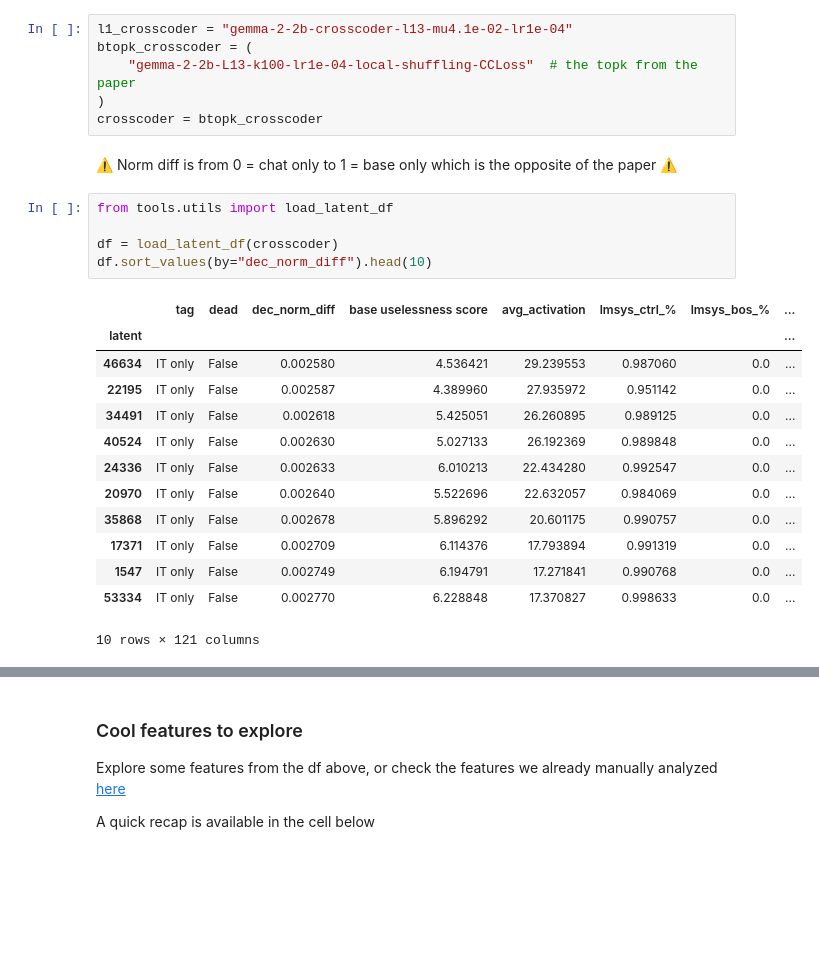
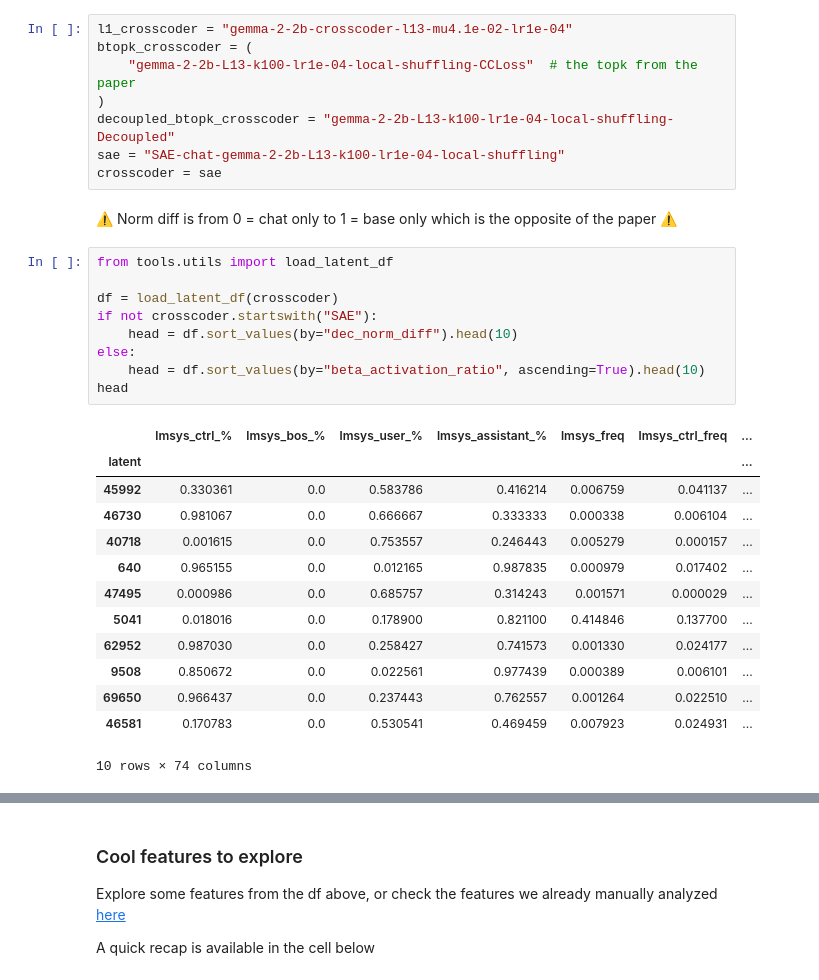
Before and after one commit to science-of-finetuning/sparsity-artifacts-crosscoders, a Jupyter notebook: notebooks/dashboard-and-demo.ipynb, the cells around one changed output, grey strips where cells are left out. Cells and saved outputs as stored; diff of their text form; blank space fills up the shorter version.

Commit message:
Enhance dashboard notebook: added new imports, updated model list, modified execution counts, and improved data visualization with additional plots and metrics for beta activation ratios.

```diff
--- a/notebooks/dashboard-and-demo.ipynb
+++ b/notebooks/dashboard-and-demo.ipynb
@@ -36,25 +43,31 @@ l1_crosscoder = "gemma-2-2b-crosscoder-l13-mu4.1e-02-lr1e-04"
 btopk_crosscoder = (
     "gemma-2-2b-L13-k100-lr1e-04-local-shuffling-CCLoss"  # the topk from the paper
 )
-crosscoder = btopk_crosscoder
+decoupled_btopk_crosscoder = "gemma-2-2b-L13-k100-lr1e-04-local-shuffling-Decoupled"
+sae = "SAE-chat-gemma-2-2b-L13-k100-lr1e-04-local-shuffling"
+crosscoder = sae
 # %% [markdown]
 ⚠️ Norm diff is from 0 = chat only to 1 = base only which is the opposite of the paper ⚠️
 # %%
 from tools.utils import load_latent_df
 
 df = load_latent_df(crosscoder)
-df.sort_values(by="dec_norm_diff").head(10)
+if not crosscoder.startswith("SAE"):
+    head = df.sort_values(by="dec_norm_diff").head(10)
+else:
+    head = df.sort_values(by="beta_activation_ratio", ascending=True).head(10)
+head
 # %% [output]
-|  | tag | dead | dec_norm_diff | base uselessness score | avg_activation | lmsys_ctrl_% | lmsys_bos_% | ... |
-| latent |  |  |  |  |  |  |  | ... |
-| 46634 | IT only | False | 0.002580 | 4.536421 | 29.239553 | 0.987060 | 0.0 | ... |
-| 22195 | IT only | False | 0.002587 | 4.389960 | 27.935972 | 0.951142 | 0.0 | ... |
-| 34491 | IT only | False | 0.002618 | 5.425051 | 26.260895 | 0.989125 | 0.0 | ... |
-| 40524 | IT only | False | 0.002630 | 5.027133 | 26.192369 | 0.989848 | 0.0 | ... |
-| 24336 | IT only | False | 0.002633 | 6.010213 | 22.434280 | 0.992547 | 0.0 | ... |
-| 20970 | IT only | False | 0.002640 | 5.522696 | 22.632057 | 0.984069 | 0.0 | ... |
-| 35868 | IT only | False | 0.002678 | 5.896292 | 20.601175 | 0.990757 | 0.0 | ... |
-| 17371 | IT only | False | 0.002709 | 6.114376 | 17.793894 | 0.991319 | 0.0 | ... |
-| 1547 | IT only | False | 0.002749 | 6.194791 | 17.271841 | 0.990768 | 0.0 | ... |
-| 53334 | IT only | False | 0.002770 | 6.228848 | 17.370827 | 0.998633 | 0.0 | ... |
+|  | lmsys_ctrl_% | lmsys_bos_% | lmsys_user_% | lmsys_assistant_% | lmsys_freq | lmsys_ctrl_freq | ... |
+| latent |  |  |  |  |  |  | ... |
+| 45992 | 0.330361 | 0.0 | 0.583786 | 0.416214 | 0.006759 | 0.041137 | ... |
+| 46730 | 0.981067 | 0.0 | 0.666667 | 0.333333 | 0.000338 | 0.006104 | ... |
+| 40718 | 0.001615 | 0.0 | 0.753557 | 0.246443 | 0.005279 | 0.000157 | ... |
+| 640 | 0.965155 | 0.0 | 0.012165 | 0.987835 | 0.000979 | 0.017402 | ... |
+| 47495 | 0.000986 | 0.0 | 0.685757 | 0.314243 | 0.001571 | 0.000029 | ... |
+| 5041 | 0.018016 | 0.0 | 0.178900 | 0.821100 | 0.414846 | 0.137700 | ... |
+| 62952 | 0.987030 | 0.0 | 0.258427 | 0.741573 | 0.001330 | 0.024177 | ... |
+| 9508 | 0.850672 | 0.0 | 0.022561 | 0.977439 | 0.000389 | 0.006101 | ... |
+| 69650 | 0.966437 | 0.0 | 0.237443 | 0.762557 | 0.001264 | 0.022510 | ... |
+| 46581 | 0.170783 | 0.0 | 0.530541 | 0.469459 | 0.007923 | 0.024931 | ... |
-10 rows × 121 columns
+10 rows × 74 columns
```
Also changed, not shown: parts of 7 cells of this notebook.
